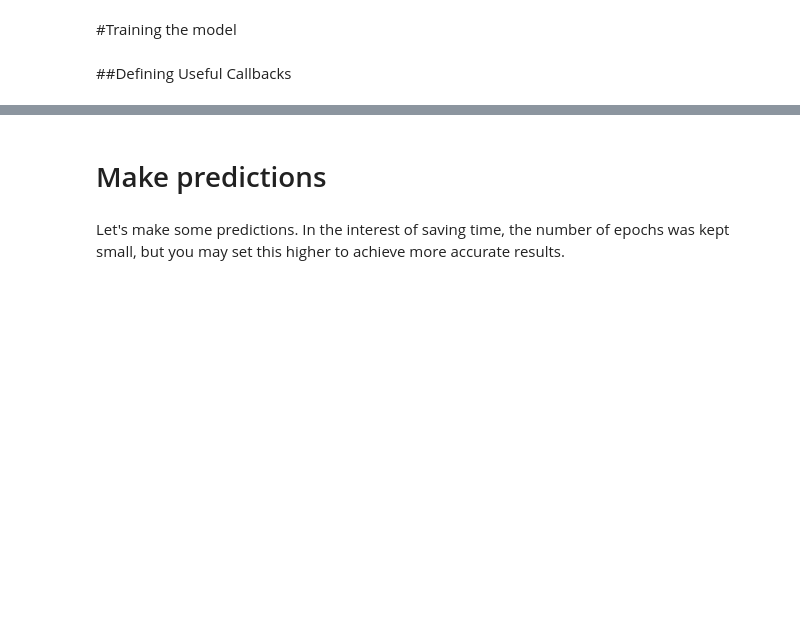
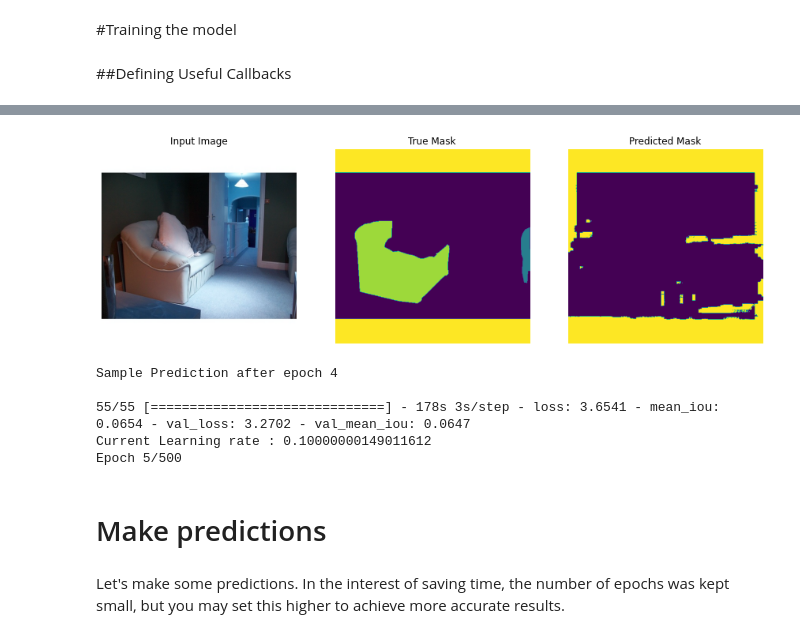
Before and after one commit to giacomogreggio/computer-vision-project, a Jupyter notebook: VGG_FCN8_with_variable_size.ipynb, the cells around one changed output, grey strips where cells are left out. Drawn from its saved outputs; the diff is of its cells as text; code cells hidden in the pictures; blank space fills up the shorter version.

```diff
--- a/VGG_FCN8_with_variable_size.ipynb
+++ b/VGG_FCN8_with_variable_size.ipynb
@@ -258,0 +256,8 @@ class print_lr(tf.keras.callbacks.Callback):
+# %%
+callbacks=[
+    keras.callbacks.EarlyStopping(patience=3),
+    keras.callbacks.ModelCheckpoint("/content/drive/My Drive/VOC/best_model_weights.h5", save_best_only=True, verbose=1, save_only_weights=True),
+    DisplayCallback(),
+    reduce_lr,
+    print_lr(),
+]
@@ -274,8 +278,0 @@ reduce_lr = tf.keras.callbacks.ReduceLROnPlateau(monitor='loss', factor=0.1, pat
-# %%
-callbacks=[
-    keras.callbacks.EarlyStopping(patience=10),
-    keras.callbacks.ModelCheckpoint("my_mnist_model.h5", save_best_only=True),
-    DisplayCallback(),
-    reduce_lr,
-    print_lr()
-]
@@ -392,5 +334,21 @@ KeyboardInterrupt: ignored
-# %%
-model = keras.models.load_model("my_mnist_model.h5")
+# %%
+generator_train = DataGenerator(TRAIN_FILE_NAMES, image_path=IMAGE_PATH, mask_path=MASK_PATH,
+                          to_fit=True, batch_size=BATCH_SIZE,shuffle=True)
+
+generator_val = DataGenerator(VAL_FILE_NAMES, image_path=IMAGE_PATH, mask_path=MASK_PATH,
+                          to_fit=True, batch_size=BATCH_SIZE,shuffle=True)
+
+model_history = model.fit(generator_train, epochs=EPOCHS,
+                          steps_per_epoch=STEPS_PER_EPOCH,
+                          validation_steps=VALIDATION_STEPS,
+                          callbacks=callbacks, validation_data=generator_val)
+# %% [output]
+[figure, added]
+Sample Prediction after epoch 4
+
+55/55 [==============================] - 178s 3s/step - loss: 3.6541 - mean_iou: 0.0654 - val_loss: 3.2702 - val_mean_iou: 0.0647
+Current Learning rate : 0.10000000149011612
+Epoch 5/500
 # %%
 loss = model_history.history['loss']
 val_loss = model_history.history['val_loss']
```
Also changed, not shown: parts of 32 cells of this notebook.
